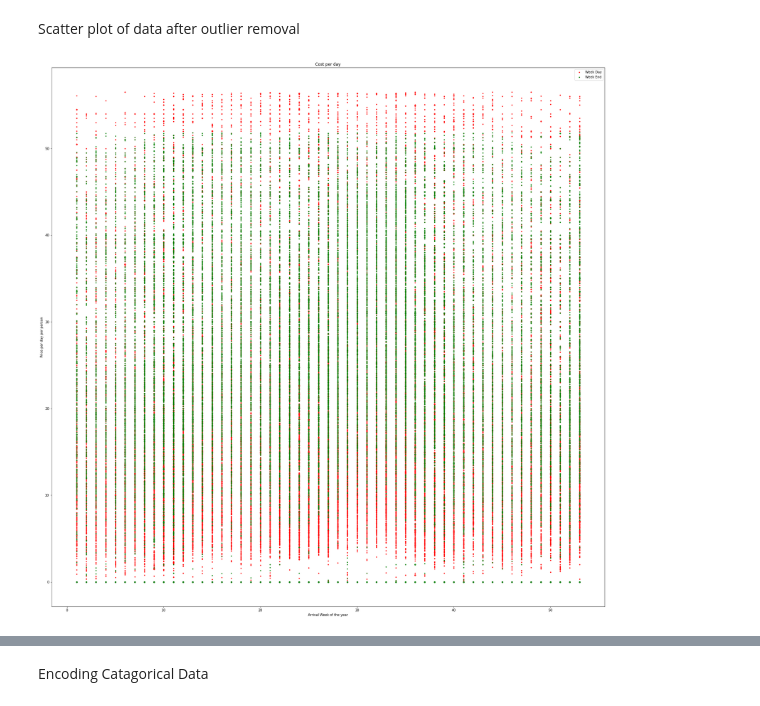
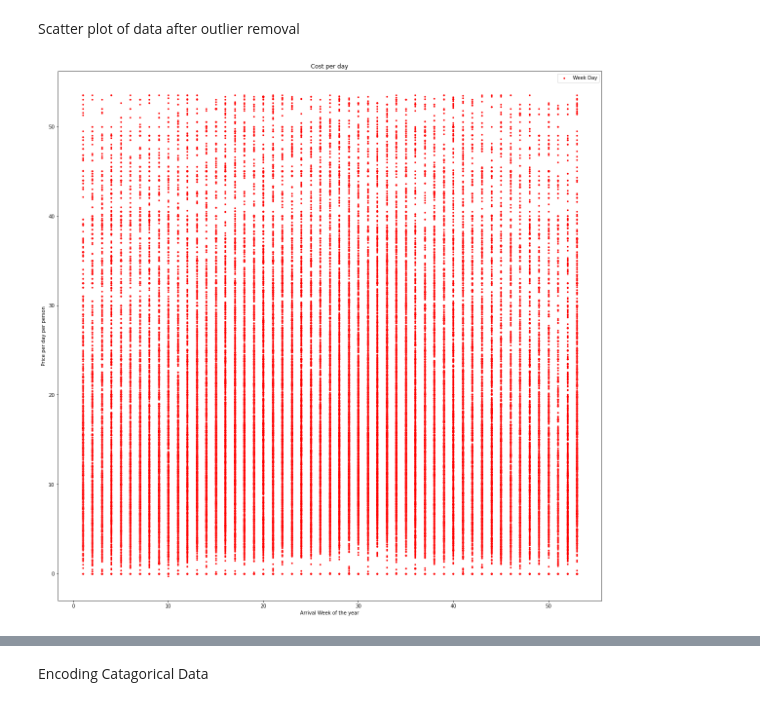
Before and after one commit to sharadnatarajSJSU/CMPE255Assignment_1, a Jupyter notebook: CMPE_255_Assignment_1.ipynb, the cells around one changed output, grey strips where cells are left out. Drawn from its saved outputs; the diff is of its cells as text; code cells hidden in the pictures.

```diff
--- a/CMPE_255_Assignment_1.ipynb
+++ b/CMPE_255_Assignment_1.ipynb
@@ -175,6 +175,0 @@ df4['price_perday_perperson_weekend']= df4['price_perday_perperson_weekend'].rep
-# %%
-df4['price_perday_perperson_weekday']= df4['price_perday_perperson_weekday'].replace(np.nan,0)
-df4['price_perday_perperson_weekend']= df4['price_perday_perperson_weekend'].replace(np.nan,0)
-# %%
-df4['price_perday_perperson_weekday']= df4['price_perday_perperson_weekday'].replace(np.inf,0)
-df4['price_perday_perperson_weekend']= df4['price_perday_perperson_weekend'].replace(np.inf,0)
@@ -217,10 +205,12 @@ Testing for outliers
 # %%
 def remove_out_weekend(df):
     df_out= pd.DataFrame()
+    m= np.mean(df.price_perday_perperson)
+    sdev = np.std(df.price_perday_perperson)
     for key,subdf in df.groupby('hotel'):
-      m= np.mean(subdf.price_perday_perperson_weekend)
-      sdev = np.std(subdf.price_perday_perperson_weekend)
-      reduced_df = subdf[(subdf.price_perday_perperson_weekend>(m-sdev))&(subdf.price_perday_perperson_weekend<=(m+sdev))]
+      m= np.mean(subdf.price_perday_perperson)
+      sdev = np.std(subdf.price_perday_perperson)
+      reduced_df = subdf[(subdf.price_perday_perperson>(m-sdev))&(subdf.price_perday_perperson<=(m+sdev))]
       df_out= pd.concat([df_out,reduced_df], ignore_index= True)
     return df_out
 # %%
@@ -248,9 +227,9 @@ df6.shape
 Plotting the Data Set
 # %%
 def plot_scatter(df):
-  matplotlib.rcParams['figure.figsize'] = (30,30)
-  plt.scatter(df.arrival_date_week_number,df.price_perday_perperson_weekday,color='red',label='Week Day',s=6)
-  plt.scatter(df.arrival_date_week_number,df.price_perday_perperson_weekend,color='green',label='Week End',s=6)
+  matplotlib.rcParams['figure.figsize'] = (20,20)
+  plt.scatter(df.arrival_date_week_number,df.price_perday_perperson,color='red',label='Week Day',s=6)
+
   plt.xlabel("Arrival Week of the year")
   plt.ylabel("Price per day per person")
   plt.title("Cost per day")
@@ -264,6 +243,6 @@ plot_scatter(df4)
 # %% [markdown]
 Scatter plot of data after outlier removal
 # %%
-plot_scatter(df6)
+plot_scatter(df5)
 # %% [output]
-[figure, old version]
+[figure, new version]
```
Also changed, not shown: parts of 26 cells of this notebook.
